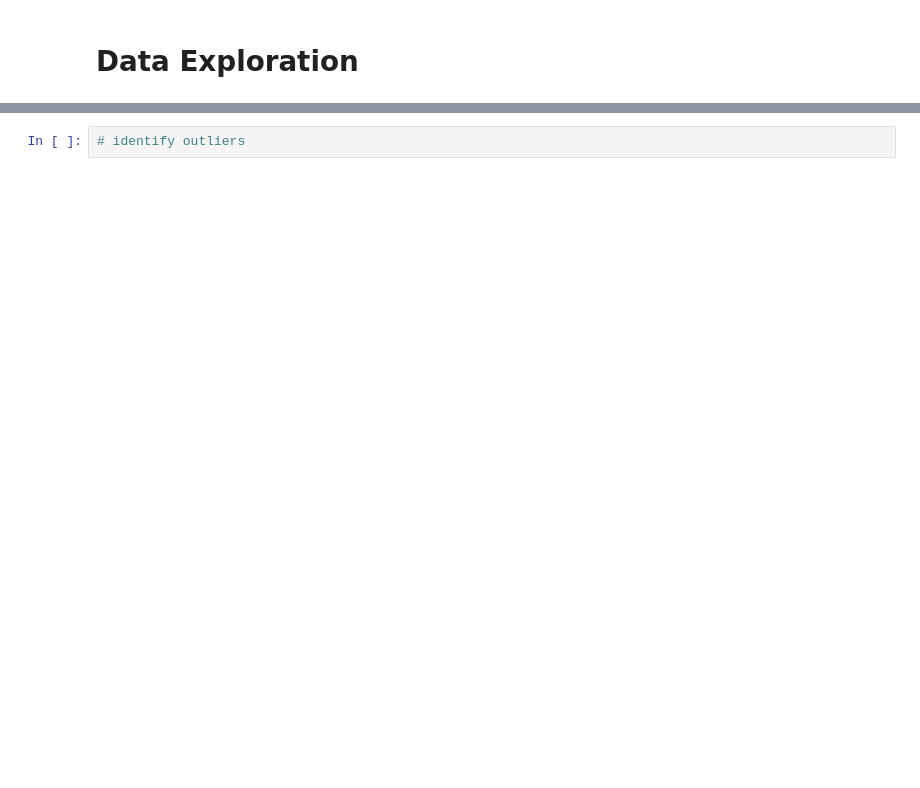
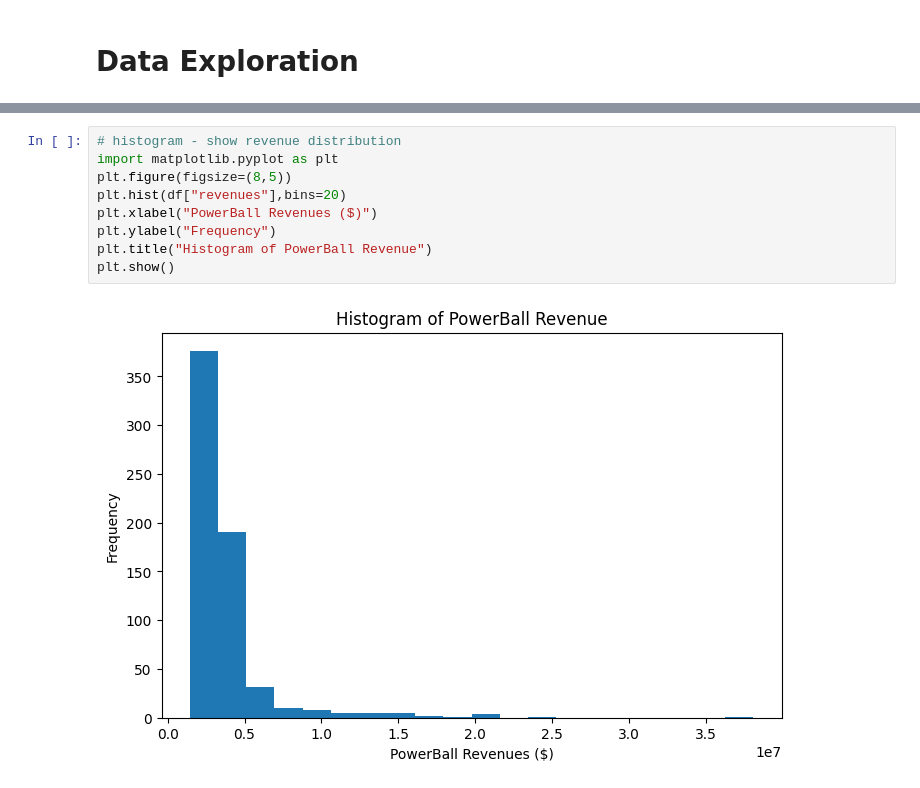
Before and after one commit to xiaolingsundberg/CovidOnLottery, a Jupyter notebook: covid_on_lottery.ipynb, the cells around one changed output, grey strips where cells are left out. Cells and saved outputs as stored; diff of their text form; blank space fills up the shorter version.

Commit message:
visualization

```diff
--- a/covid_on_lottery.ipynb
+++ b/covid_on_lottery.ipynb
@@ -132,2 +90,11 @@ std      0.369431    0.369431    0.369431    0.370855    0.394563    0.208307
 # %%
-# identify outliers
+# histogram - show revenue distribution
+import matplotlib.pyplot as plt
+plt.figure(figsize=(8,5))
+plt.hist(df["revenues"],bins=20)
+plt.xlabel("PowerBall Revenues ($)")
+plt.ylabel("Frequency")
+plt.title("Histogram of PowerBall Revenue")
+plt.show()
+# %% [output]
+[figure, added]
```
Also changed, not shown: parts of 12 cells of this notebook.
